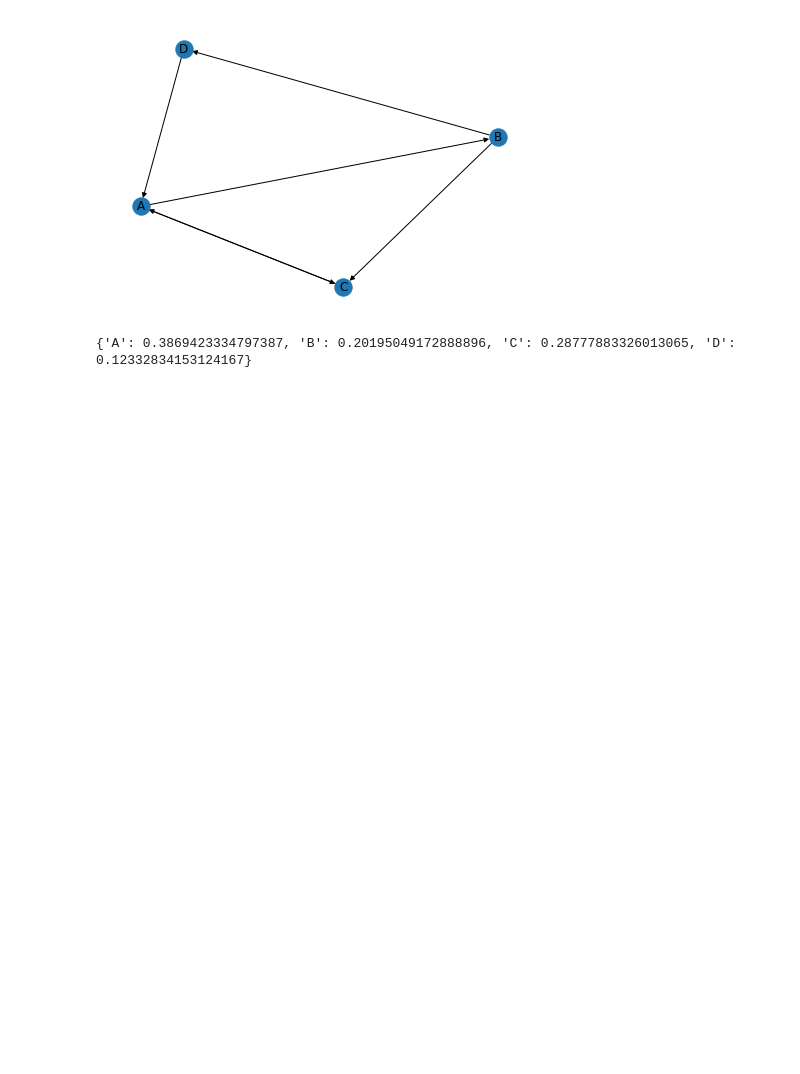
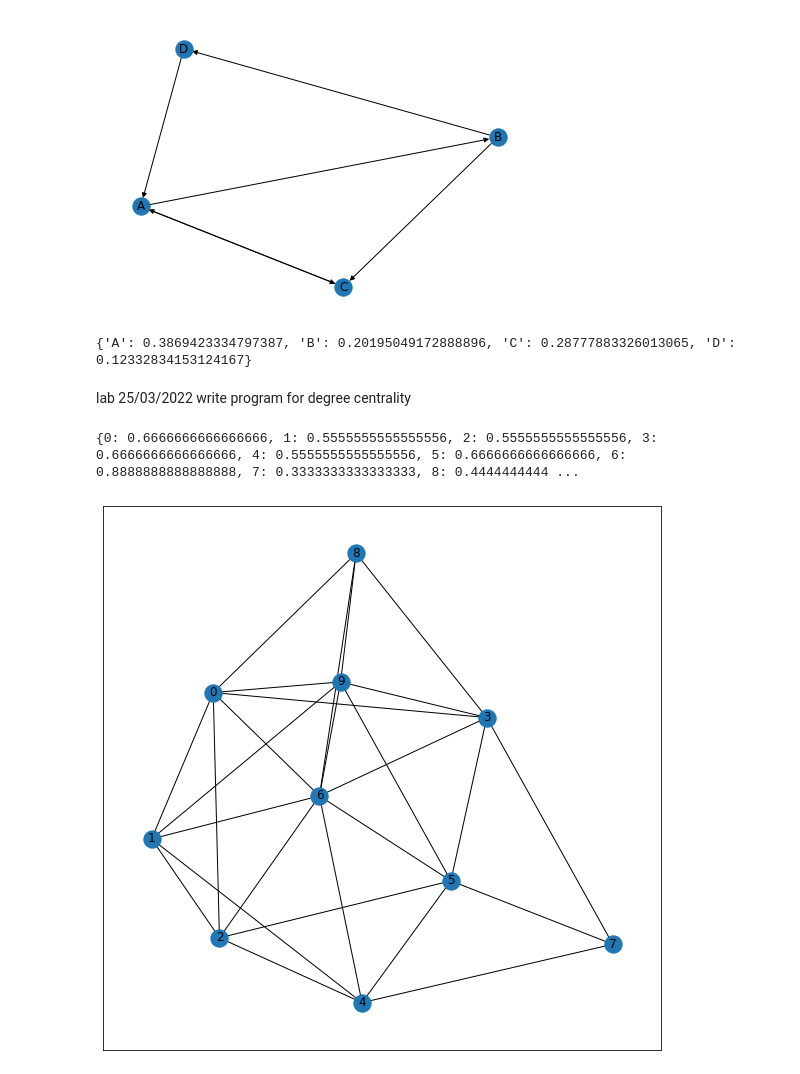
Before and after one commit to harpalpatel/web-mining-lab, a Jupyter notebook: webmining.ipynb, the cells around one changed output. Drawn from its saved outputs; the diff is of its cells as text; code cells hidden in the pictures; blank space fills up the shorter version.

```diff
--- a/webmining.ipynb
+++ b/webmining.ipynb
@@ -391,3 +391,19 @@ print(nx.pagerank(D))
 # %% [output]
 [figure]
 {'A': 0.3869423334797387, 'B': 0.20195049172888896, 'C': 0.28777883326013065, 'D': 0.12332834153124167}
+# %% [markdown]
+lab 25/03/2022
+write program for degree centrality
+# %%
+#write program for degree centrality
+import matplotlib.pyplot as plt
+import networkx as nx
+#G=nx.karate_club_graph()
+G=nx.erdos_renyi_graph(10,0.5)
+plt.figure(figsize=(10,10))
+nx.draw_networkx(G, with_labels= True)
+deg_centrality=nx.degree_centrality(G)
+print(deg_centrality)
+# %% [output]
+{0: 0.6666666666666666, 1: 0.5555555555555556, 2: 0.5555555555555556, 3: 0.6666666666666666, 4: 0.5555555555555556, 5: 0.6666666666666666, 6: 0.8888888888888888, 7: 0.3333333333333333, 8: 0.4444444444 ...
+[figure, added]
```
Also changed, not shown: parts of 1 cell of this notebook.
